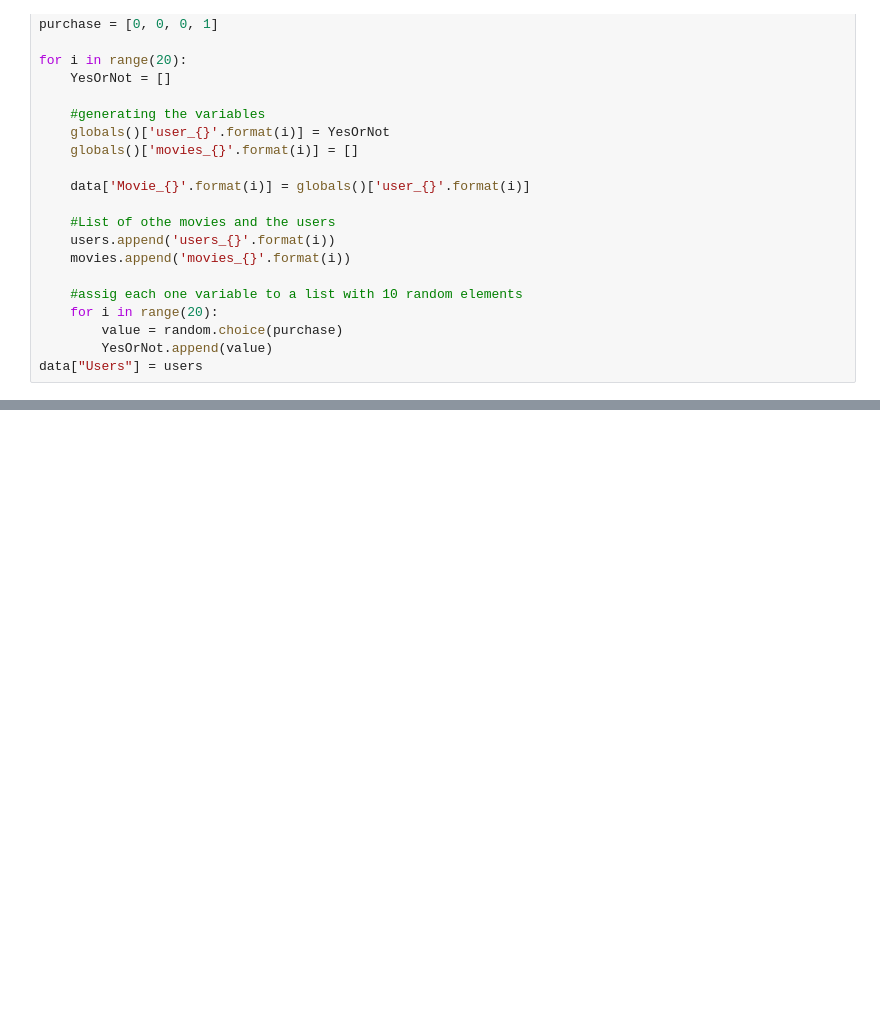
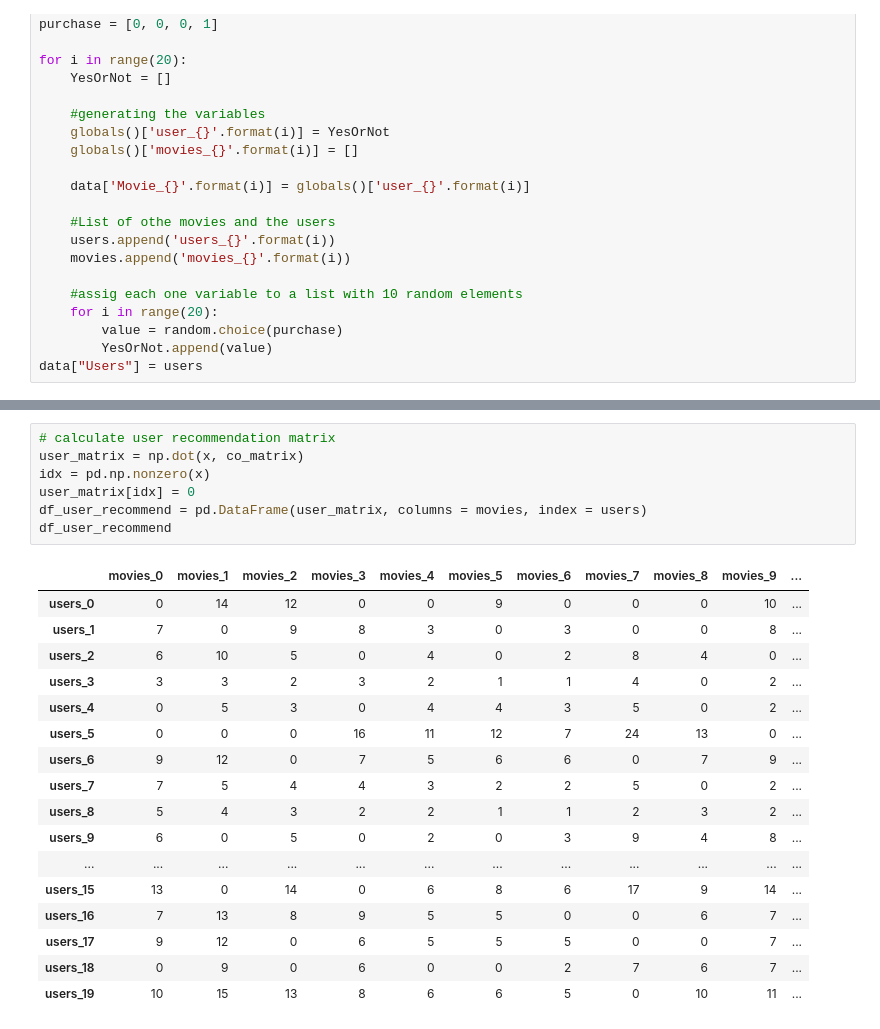
Before and after one commit to laraizdepi/Machine-learning, a Jupyter notebook: Work/System Recommender/Program.ipynb, the cells around one changed output, grey strips where cells are left out. Saved outputs shown, nothing was run; the diff lists cells and outputs as text; blank space fills up the shorter version.

```diff
--- a/Work/System Recommender/Program.ipynb
+++ b/Work/System Recommender/Program.ipynb
@@ -102,0 +220,25 @@ EL suario Movie_12 es el mas parecido al suario Movie_1 con un parecido de 0.5
+# %%
+# calculate user recommendation matrix
+user_matrix = np.dot(x, co_matrix)
+idx = pd.np.nonzero(x)
+user_matrix[idx] = 0
+df_user_recommend = pd.DataFrame(user_matrix, columns = movies, index = users)
+df_user_recommend
+# %% [output]
+|  | movies_0 | movies_1 | movies_2 | movies_3 | movies_4 | movies_5 | movies_6 | movies_7 | movies_8 | movies_9 | ... |
+| users_0 | 0 | 14 | 12 | 0 | 0 | 9 | 0 | 0 | 0 | 10 | ... |
+| users_1 | 7 | 0 | 9 | 8 | 3 | 0 | 3 | 0 | 0 | 8 | ... |
+| users_2 | 6 | 10 | 5 | 0 | 4 | 0 | 2 | 8 | 4 | 0 | ... |
+| users_3 | 3 | 3 | 2 | 3 | 2 | 1 | 1 | 4 | 0 | 2 | ... |
+| users_4 | 0 | 5 | 3 | 0 | 4 | 4 | 3 | 5 | 0 | 2 | ... |
+| users_5 | 0 | 0 | 0 | 16 | 11 | 12 | 7 | 24 | 13 | 0 | ... |
+| users_6 | 9 | 12 | 0 | 7 | 5 | 6 | 6 | 0 | 7 | 9 | ... |
+| users_7 | 7 | 5 | 4 | 4 | 3 | 2 | 2 | 5 | 0 | 2 | ... |
+| users_8 | 5 | 4 | 3 | 2 | 2 | 1 | 1 | 2 | 3 | 2 | ... |
+| users_9 | 6 | 0 | 5 | 0 | 2 | 0 | 3 | 9 | 4 | 8 | ... |
+| ... | ... | ... | ... | ... | ... | ... | ... | ... | ... | ... | ... |
+| users_15 | 13 | 0 | 14 | 0 | 6 | 8 | 6 | 17 | 9 | 14 | ... |
+| users_16 | 7 | 13 | 8 | 9 | 5 | 5 | 0 | 0 | 6 | 7 | ... |
+| users_17 | 9 | 12 | 0 | 6 | 5 | 5 | 5 | 0 | 0 | 7 | ... |
+| users_18 | 0 | 9 | 0 | 6 | 0 | 0 | 2 | 7 | 6 | 7 | ... |
+| users_19 | 10 | 15 | 13 | 8 | 6 | 6 | 5 | 0 | 10 | 11 | ... |
```
Also changed, not shown: parts of 10 cells of this notebook.
